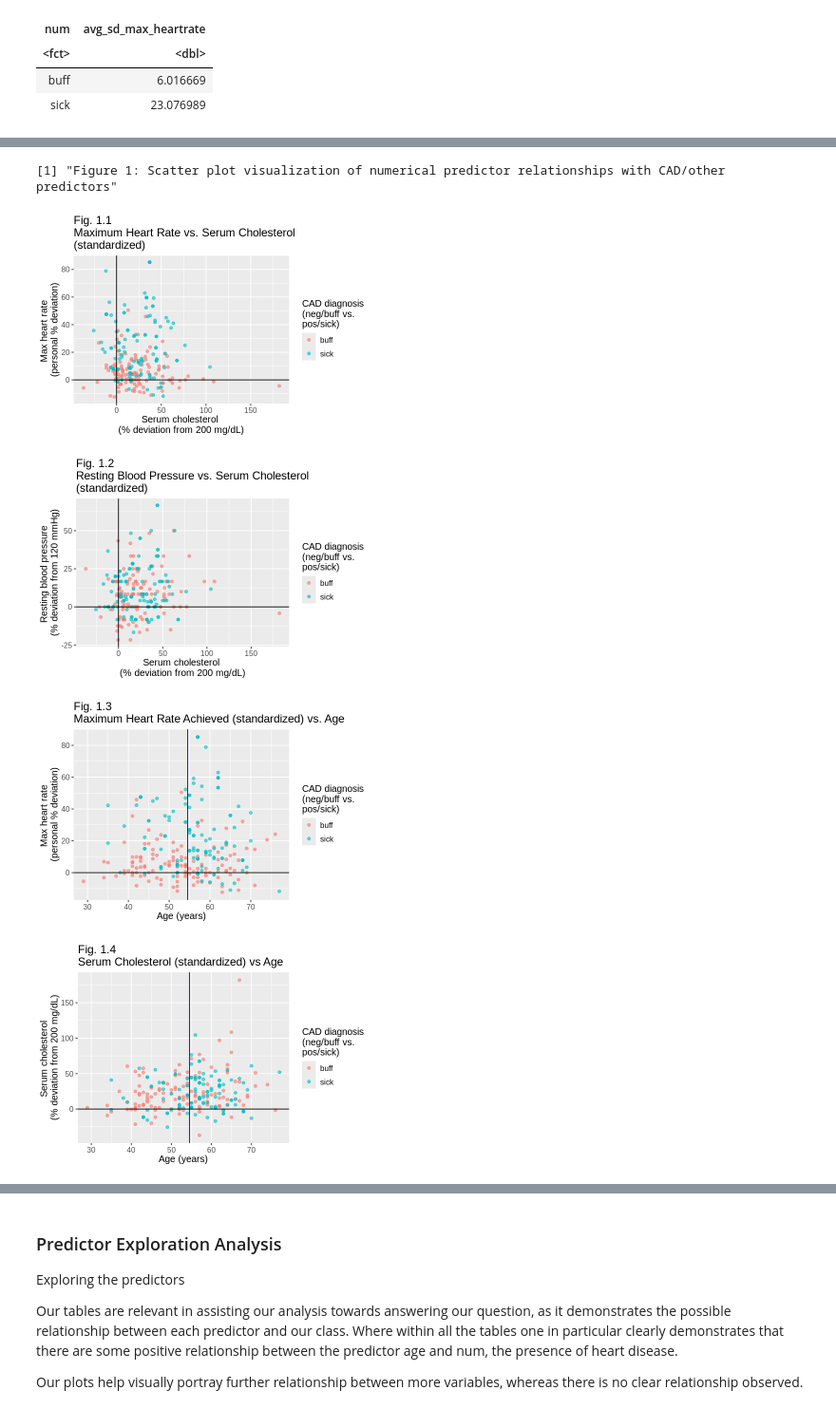
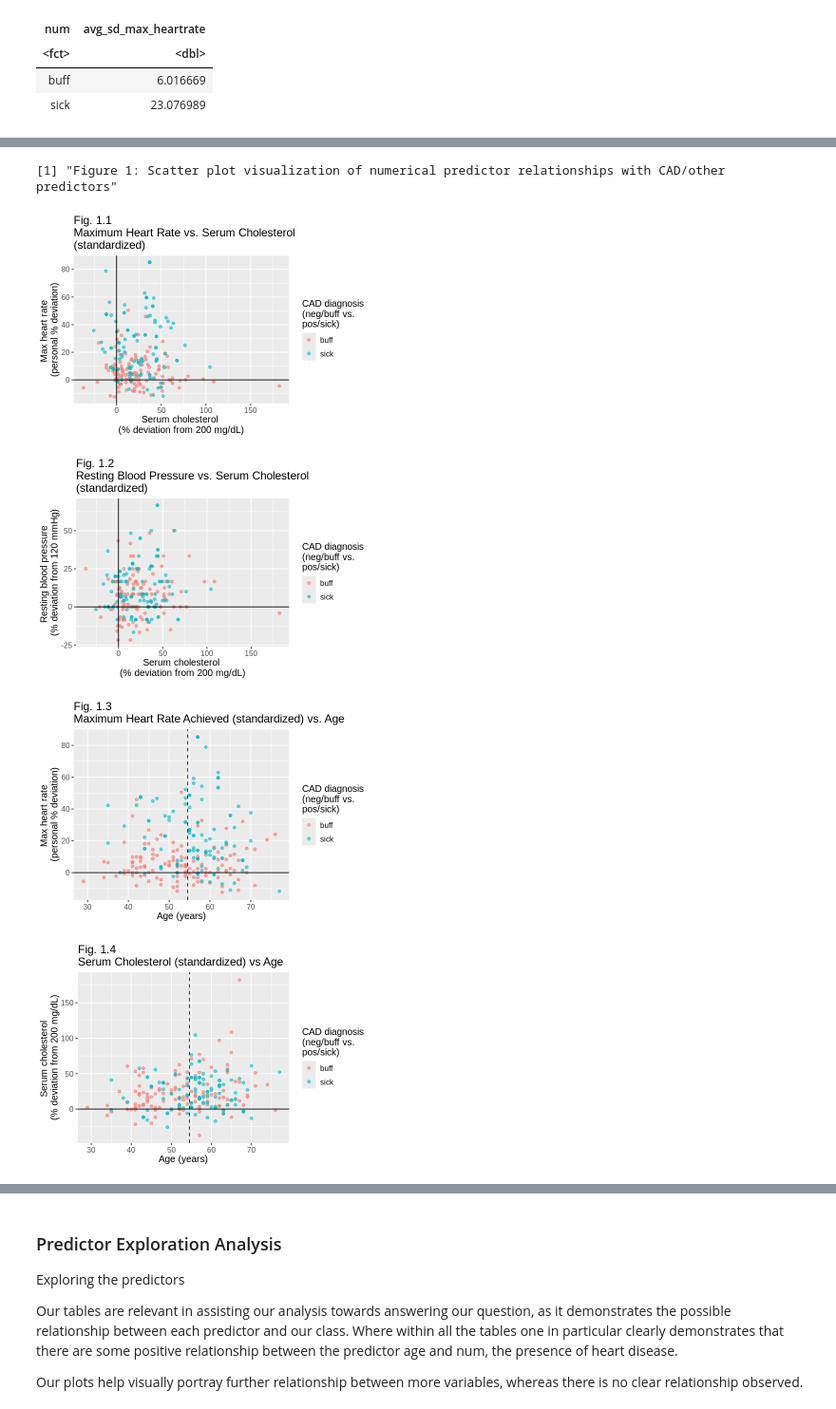
Before and after one commit to JennWan/Group_Project, a Jupyter notebook: newcleveland_2.ipynb, the cells around one changed output, grey strips where cells are left out. Shown at 95% size. Saved outputs shown, nothing was run; the diff lists cells and outputs as text; code cells hidden in the pictures.

```diff
--- a/newcleveland_2.ipynb
+++ b/newcleveland_2.ipynb
@@ -533,7 +535,7 @@ exploration_plot1.3 <- cleveland_train |>
                     ggplot(aes(x = age, y = sd_thalach, color = num)) +
                     geom_point(alpha = 0.6) +
                     geom_hline(yintercept = 0) +
-                    geom_vline(xintercept = 54.51007, color = "blue") +
+                    geom_vline(xintercept = 54.51007, color = "blue", linetype = "dashed") +
                     # adding vertical line at average age for whole dataset
                     labs(x = "Age (years)",
                          y = "Max heart rate \n(personal % deviation)",
@@ -548,7 +550,7 @@ exploration_plot1.3
 exploration_plot1.4 <- cleveland_train |>
                     ggplot(aes(x = age, y = sd_chol200, color = num)) +
                     geom_point(alpha = 0.6) +
-                    geom_vline(xintercept = 54.51007, color = "blue") +
+                    geom_vline(xintercept = 54.51007, color = "blue", linetype = "dashed") +
                     geom_hline(yintercept = 0) +
                     labs(x = "Age (years)",
                          y = "Serum cholesterol \n(% deviation from 200 mg/dL)",
@@ -562,33 +564,33 @@ exploration_plot1.4
 
 exploration_plot1.5 <- cleveland_train |>
                     ggplot(aes(x = age, y = sd_trestbps120, color = num)) +
                     geom_point(alpha = 0.6) +
-                    geom_vline(xintercept = 54.51007, color = "blue") +
+                    geom_vline(xintercept = 54.51007, color = "blue", linetype = "dashed") +
                     geom_hline(yintercept = 0) +
                     labs(x = "Age (years)",
                          y = "Resting blood pressure \n(% deviation from 120 mmHg)",
                          color = "CAD diagnosis \n(neg/buff vs. \npos/sick)",
                          title = "Fig. 1.5 \nResting Blood Pressure (standardized) vs Age") +
                     theme(text = element_text(size = 12))
 exploration_plot1.5
 
 # draw a scatter plot to visualize the relationship between resting blood pressure
 # (standardized) and observed maximum heart rate (standardized)
 
 exploration_plot1.6 <- cleveland_train |>
                     ggplot(aes(x = sd_thalach, y = sd_trestbps120, color = num)) +
                     geom_point(alpha = 0.6) +
                     geom_vline(xintercept = 0) +
                     geom_hline(yintercept = 0) +
                     labs(x = "Max heart rate \n(personal % deviation)",
                          y = "Resting blood pressure \n(% deviation from 120 mmHg)",
                          color = "CAD diagnosis \n(neg/buff vs. \npos/sick)",
                          title = "Fig. 1.6 \nResting Blood Pressure vs. Maximum Heart Rate Achieved \n(standardized)") +
                     theme(text = element_text(size = 12))
 exploration_plot1.6
 # %% [output]
 [1] "Figure 1: Scatter plot visualization of numerical predictor relationships with CAD/other predictors"
 [figure]
 [figure]
-[figure, old version]
+[figure, new version]
-[figure, old version]
+[figure, new version]
```
Also changed, not shown: parts of 8 cells of this notebook.
